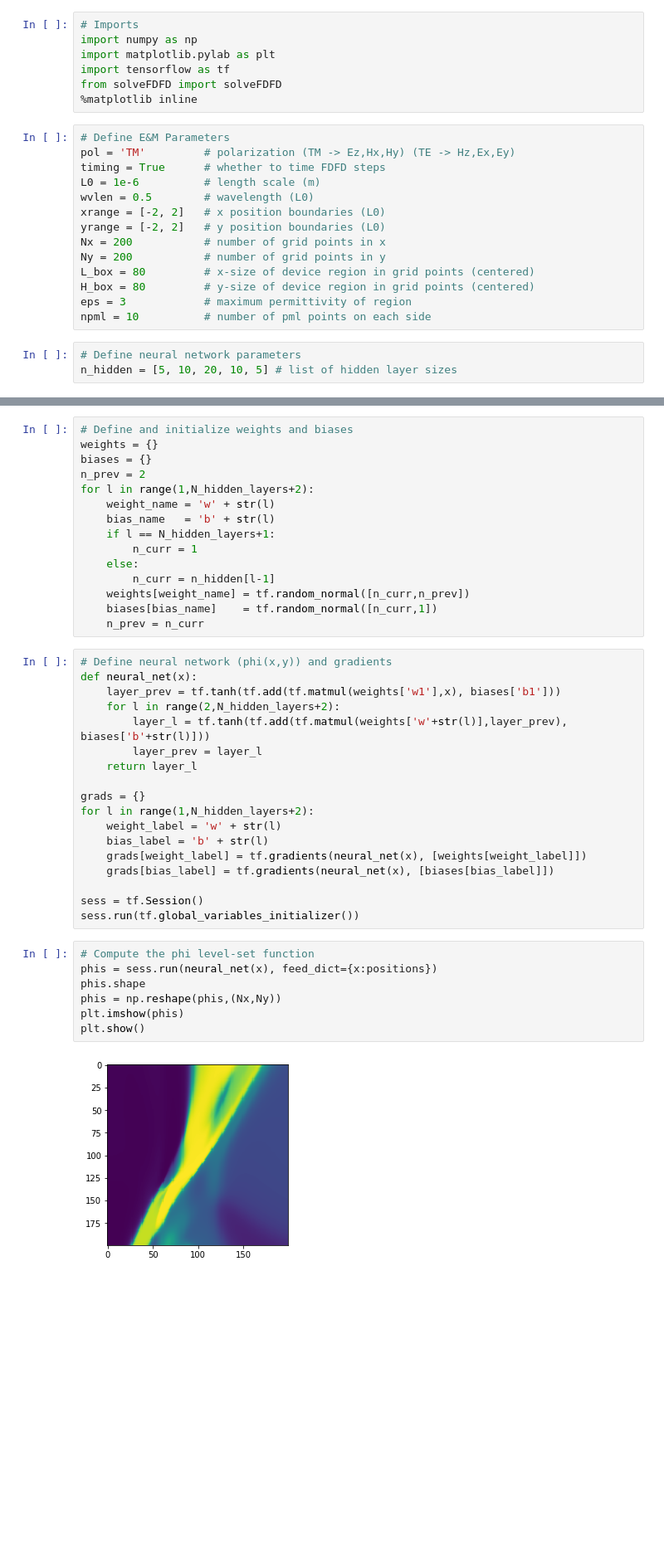
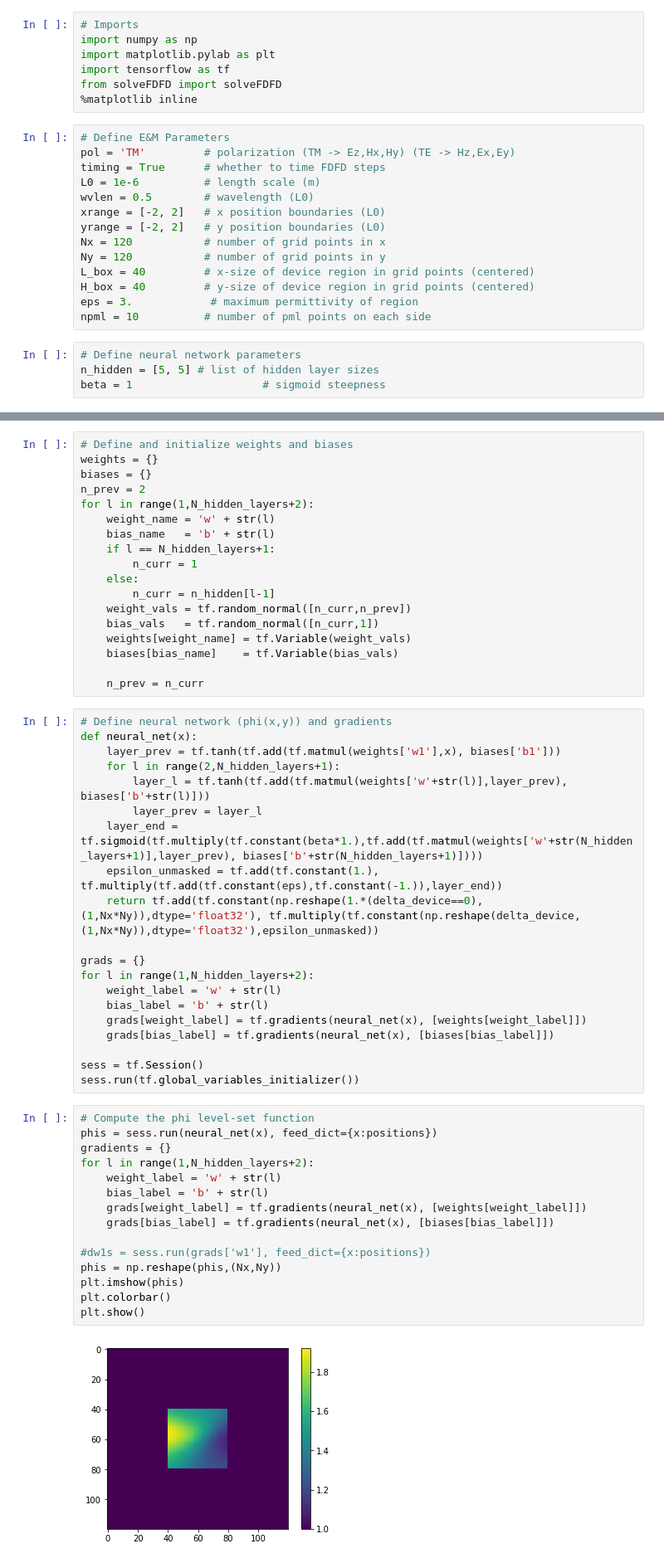
Before and after one commit to twhughes/Finite-Difference-Frequency-Domain, a Jupyter notebook: TensorFlow_impl.ipynb, the cells around one changed output, grey strips where cells are left out. Shown: that part at 83% size. Drawn from its saved outputs; the diff is of its cells as text; blank space fills up the shorter version.

Commit message:
neural network, made my own

```diff
--- a/TensorFlow_impl.ipynb
+++ b/TensorFlow_impl.ipynb
@@ -13,12 +13,13 @@ L0 = 1e-6          # length scale (m)
 wvlen = 0.5        # wavelength (L0)
 xrange = [-2, 2]   # x position boundaries (L0)
 yrange = [-2, 2]   # y position boundaries (L0)
-Nx = 200           # number of grid points in x
-Ny = 200           # number of grid points in y
-L_box = 80         # x-size of device region in grid points (centered)
-H_box = 80         # y-size of device region in grid points (centered)
-eps = 3            # maximum permittivity of region
+Nx = 120           # number of grid points in x
+Ny = 120           # number of grid points in y
+L_box = 40         # x-size of device region in grid points (centered)
+H_box = 40         # y-size of device region in grid points (centered)
+eps = 3.            # maximum permittivity of region
 npml = 10          # number of pml points on each side
 # %%
 # Define neural network parameters
-n_hidden = [5, 10, 20, 10, 5] # list of hidden layer sizes
+n_hidden = [5, 5] # list of hidden layer sizes
+beta = 1                    # sigmoid steepness
@@ -57,17 +61,22 @@ for l in range(1,N_hidden_layers+2):
         n_curr = 1
     else:
         n_curr = n_hidden[l-1]
-    weights[weight_name] = tf.random_normal([n_curr,n_prev])
-    biases[bias_name]    = tf.random_normal([n_curr,1])
+    weight_vals = tf.random_normal([n_curr,n_prev])
+    bias_vals   = tf.random_normal([n_curr,1])
+    weights[weight_name] = tf.Variable(weight_vals)
+    biases[bias_name]    = tf.Variable(bias_vals)
+
     n_prev = n_curr
 # %%
 # Define neural network (phi(x,y)) and gradients
 def neural_net(x):
     layer_prev = tf.tanh(tf.add(tf.matmul(weights['w1'],x), biases['b1']))
-    for l in range(2,N_hidden_layers+2):
+    for l in range(2,N_hidden_layers+1):
         layer_l = tf.tanh(tf.add(tf.matmul(weights['w'+str(l)],layer_prev), biases['b'+str(l)]))
         layer_prev = layer_l
-    return layer_l
+    layer_end = tf.sigmoid(tf.multiply(tf.constant(beta*1.),tf.add(tf.matmul(weights['w'+str(N_hidden_layers+1)],layer_prev), biases['b'+str(N_hidden_layers+1)])))
+    epsilon_unmasked = tf.add(tf.constant(1.), tf.multiply(tf.add(tf.constant(eps),tf.constant(-1.)),layer_end))
+    return tf.add(tf.constant(np.reshape(1.*(delta_device==0),(1,Nx*Ny)),dtype='float32'), tf.multiply(tf.constant(np.reshape(delta_device,(1,Nx*Ny)),dtype='float32'),epsilon_unmasked))
 
 grads = {}
 for l in range(1,N_hidden_layers+2):
@@ -81,9 +90,17 @@ sess.run(tf.global_variables_initializer())
 # %%
 # Compute the phi level-set function
 phis = sess.run(neural_net(x), feed_dict={x:positions})
-phis.shape
+gradients = {}
+for l in range(1,N_hidden_layers+2):
+    weight_label = 'w' + str(l)
+    bias_label = 'b' + str(l)
+    grads[weight_label] = tf.gradients(neural_net(x), [weights[weight_label]])
+    grads[bias_label] = tf.gradients(neural_net(x), [biases[bias_label]])
+
+#dw1s = sess.run(grads['w1'], feed_dict={x:positions})
 phis = np.reshape(phis,(Nx,Ny))
 plt.imshow(phis)
+plt.colorbar()
 plt.show()
 # %% [output]
-[figure, old version]
+[figure, new version]
```
Also changed, not shown: parts of 10 cells of this notebook, 2 other files.
